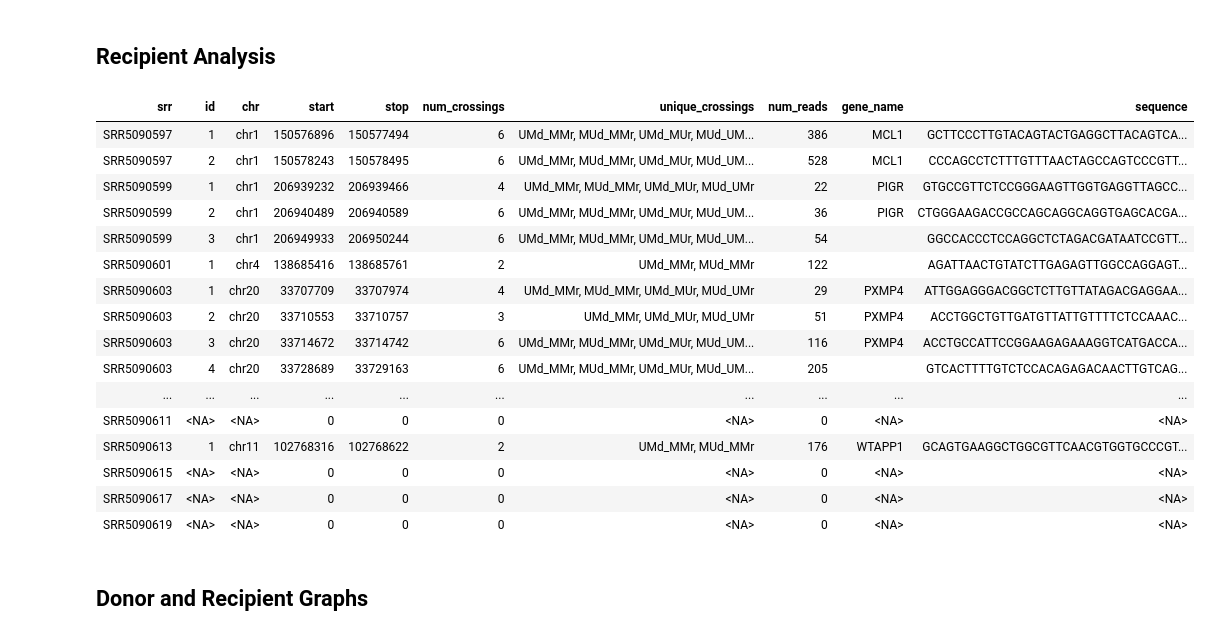
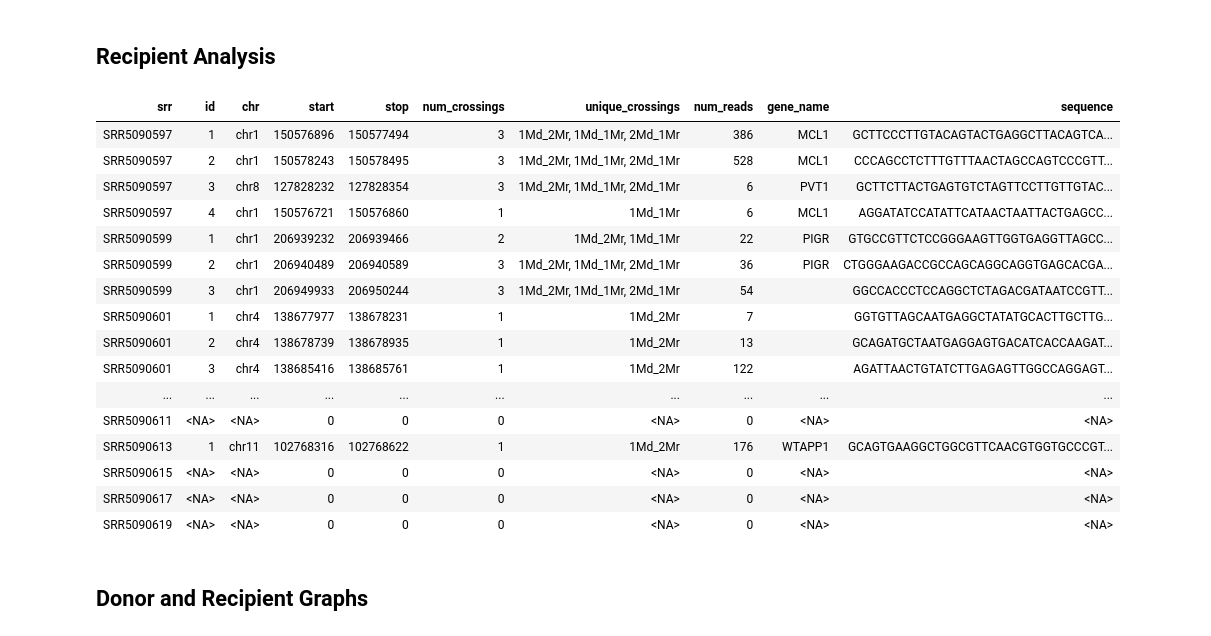
Before and after one commit to dformoso/wallaby, a Jupyter notebook: notebooks/hpv16_to_hg38_rnaseq.ipynb, the cells around one changed output. Cells and saved outputs as stored; diff of their text form; code cells hidden in the pictures.

```diff
--- a/notebooks/hpv16_to_hg38_rnaseq.ipynb
+++ b/notebooks/hpv16_to_hg38_rnaseq.ipynb
@@ -35,7 +35,7 @@ display_png(file="reading_window.png")
 [figure]
 # %%
 # Select crossings to import and order of visualization
-crossings <- c("UMd_MMr", "MUd_MMr", "UMd_MUr", "MUd_UMr", "MMd_UMr", "MMd_MUr")
+crossings <- c("1Md_2Mr", "1Md_1Mr", "2Md_1Mr")
 # %%
 # Load all .bed files for all srrs created by the cromwell workflow
 donor_granges_all_srrs <- load_beds(srr_names, crossings, donor_name)
@@ -79,25 +79,25 @@ srrs_summary_table <- srrs_summary_table_donor (granges_list = donor_granges_all
 # %%
 # Aggregated view of all overlapping crossings for the potential recipient for all srrs
 srrs_summary_table <- srrs_summary_table_recipient (granges_list = recip_granges_all_srrs,
                                                     min_num_crossings = 2,
-                                                    min_num_reads = 20,
+                                                    min_num_reads = 5,
                                                     src = src,
                                                     Hsapiens = Hsapiens)
 # %% [output]
 | srr | id | chr | start | stop | num_crossings | unique_crossings | num_reads | gene_name | sequence |
-| SRR5090597 | 1 | chr1 | 150576896 | 150577494 | 6 | UMd_MMr, MUd_MMr, UMd_MUr, MUd_UM... | 386 | MCL1 | GCTTCCCTTGTACAGTACTGAGGCTTACAGTCA... |
-| SRR5090597 | 2 | chr1 | 150578243 | 150578495 | 6 | UMd_MMr, MUd_MMr, UMd_MUr, MUd_UM... | 528 | MCL1 | CCCAGCCTCTTTGTTTAACTAGCCAGTCCCGTT... |
-| SRR5090599 | 1 | chr1 | 206939232 | 206939466 | 4 | UMd_MMr, MUd_MMr, UMd_MUr, MUd_UMr | 22 | PIGR | GTGCCGTTCTCCGGGAAGTTGGTGAGGTTAGCC... |
-| SRR5090599 | 2 | chr1 | 206940489 | 206940589 | 6 | UMd_MMr, MUd_MMr, UMd_MUr, MUd_UM... | 36 | PIGR | CTGGGAAGACCGCCAGCAGGCAGGTGAGCACGA... |
-| SRR5090599 | 3 | chr1 | 206949933 | 206950244 | 6 | UMd_MMr, MUd_MMr, UMd_MUr, MUd_UM... | 54 |  | GGCCACCCTCCAGGCTCTAGACGATAATCCGTT... |
-| SRR5090601 | 1 | chr4 | 138685416 | 138685761 | 2 | UMd_MMr, MUd_MMr | 122 |  | AGATTAACTGTATCTTGAGAGTTGGCCAGGAGT... |
-| SRR5090603 | 1 | chr20 | 33707709 | 33707974 | 4 | UMd_MMr, MUd_MMr, UMd_MUr, MUd_UMr | 29 | PXMP4 | ATTGGAGGGACGGCTCTTGTTATAGACGAGGAA... |
-| SRR5090603 | 2 | chr20 | 33710553 | 33710757 | 3 | UMd_MMr, UMd_MUr, MUd_UMr | 51 | PXMP4 | ACCTGGCTGTTGATGTTATTGTTTTCTCCAAAC... |
-| SRR5090603 | 3 | chr20 | 33714672 | 33714742 | 6 | UMd_MMr, MUd_MMr, UMd_MUr, MUd_UM... | 116 | PXMP4 | ACCTGCCATTCCGGAAGAGAAAGGTCATGACCA... |
-| SRR5090603 | 4 | chr20 | 33728689 | 33729163 | 6 | UMd_MMr, MUd_MMr, UMd_MUr, MUd_UM... | 205 |  | GTCACTTTTGTCTCCACAGAGACAACTTGTCAG... |
+| SRR5090597 | 1 | chr1 | 150576896 | 150577494 | 3 | 1Md_2Mr, 1Md_1Mr, 2Md_1Mr | 386 | MCL1 | GCTTCCCTTGTACAGTACTGAGGCTTACAGTCA... |
+| SRR5090597 | 2 | chr1 | 150578243 | 150578495 | 3 | 1Md_2Mr, 1Md_1Mr, 2Md_1Mr | 528 | MCL1 | CCCAGCCTCTTTGTTTAACTAGCCAGTCCCGTT... |
+| SRR5090597 | 3 | chr8 | 127828232 | 127828354 | 3 | 1Md_2Mr, 1Md_1Mr, 2Md_1Mr | 6 | PVT1 | GCTTCTTACTGAGTGTCTAGTTCCTTGTTGTAC... |
+| SRR5090597 | 4 | chr1 | 150576721 | 150576860 | 1 | 1Md_1Mr | 6 | MCL1 | AGGATATCCATATTCATAACTAATTACTGAGCC... |
+| SRR5090599 | 1 | chr1 | 206939232 | 206939466 | 2 | 1Md_2Mr, 1Md_1Mr | 22 | PIGR | GTGCCGTTCTCCGGGAAGTTGGTGAGGTTAGCC... |
+| SRR5090599 | 2 | chr1 | 206940489 | 206940589 | 3 | 1Md_2Mr, 1Md_1Mr, 2Md_1Mr | 36 | PIGR | CTGGGAAGACCGCCAGCAGGCAGGTGAGCACGA... |
+| SRR5090599 | 3 | chr1 | 206949933 | 206950244 | 3 | 1Md_2Mr, 1Md_1Mr, 2Md_1Mr | 54 |  | GGCCACCCTCCAGGCTCTAGACGATAATCCGTT... |
+| SRR5090601 | 1 | chr4 | 138677977 | 138678231 | 1 | 1Md_2Mr | 7 |  | GGTGTTAGCAATGAGGCTATATGCACTTGCTTG... |
+| SRR5090601 | 2 | chr4 | 138678739 | 138678935 | 1 | 1Md_2Mr | 13 |  | GCAGATGCTAATGAGGAGTGACATCACCAAGAT... |
+| SRR5090601 | 3 | chr4 | 138685416 | 138685761 | 1 | 1Md_2Mr | 122 |  | AGATTAACTGTATCTTGAGAGTTGGCCAGGAGT... |
 | ... | ... | ... | ... | ... | ... | ... | ... | ... | ... |
 | SRR5090611 | <NA> | <NA> | 0 | 0 | 0 | <NA> | 0 | <NA> | <NA> |
-| SRR5090613 | 1 | chr11 | 102768316 | 102768622 | 2 | UMd_MMr, MUd_MMr | 176 | WTAPP1 | GCAGTGAAGGCTGGCGTTCAACGTGGTGCCCGT... |
+| SRR5090613 | 1 | chr11 | 102768316 | 102768622 | 1 | 1Md_2Mr | 176 | WTAPP1 | GCAGTGAAGGCTGGCGTTCAACGTGGTGCCCGT... |
 | SRR5090615 | <NA> | <NA> | 0 | 0 | 0 | <NA> | 0 | <NA> | <NA> |
 | SRR5090617 | <NA> | <NA> | 0 | 0 | 0 | <NA> | 0 | <NA> | <NA> |
 | SRR5090619 | <NA> | <NA> | 0 | 0 | 0 | <NA> | 0 | <NA> | <NA> |
```
Also changed, not shown: parts of 3 cells of this notebook, 16 other files.
